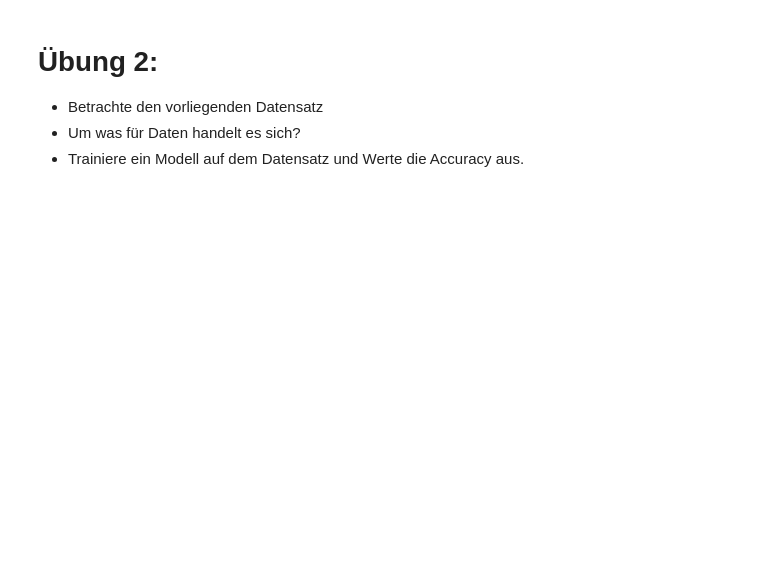
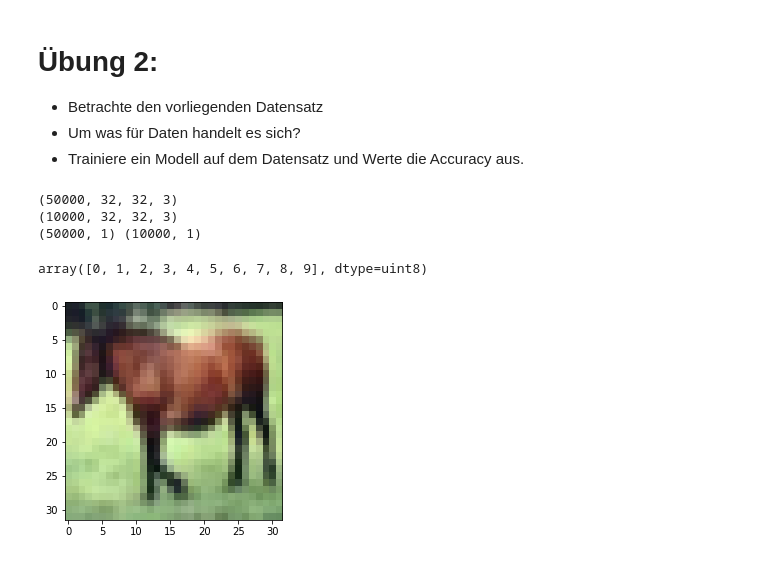
Before and after one commit to pmayd/GfU_DeepLearning_2021, a Jupyter notebook: Tag2/02_ClassificationNN.ipynb, the cells around one changed output. Cells and saved outputs as stored; diff of their text form; code cells hidden in the pictures; blank space fills up the shorter version.

```diff
--- a/Tag2/02_ClassificationNN.ipynb
+++ b/Tag2/02_ClassificationNN.ipynb
@@ -216,3 +346,15 @@ Siehe auch: https://keras.io/api/models/model_training_apis/
 # %%
 from keras.datasets import cifar10
 (train_data, train_target), (test_data,test_target) = cifar10.load_data()
+# %%
+print(train_data.shape)
+print(test_data.shape)
+print(train_target.shape, test_target.shape)
+# %% [output]
+(50000, 32, 32, 3)
+(10000, 32, 32, 3)
+(50000, 1) (10000, 1)
+# %%
+np.unique(test_target)
+# %% [output]
+array([0, 1, 2, 3, 4, 5, 6, 7, 8, 9], dtype=uint8)
@@ -218,0 +374,5 @@ from keras.datasets import cifar10
+# %%
+plt.imshow(train_data[7], cmap=plt.cm.binary)
+plt.show()
+# %% [output]
+[figure, added]
```
Also changed, not shown: parts of 26 cells of this notebook, 3 other files.
